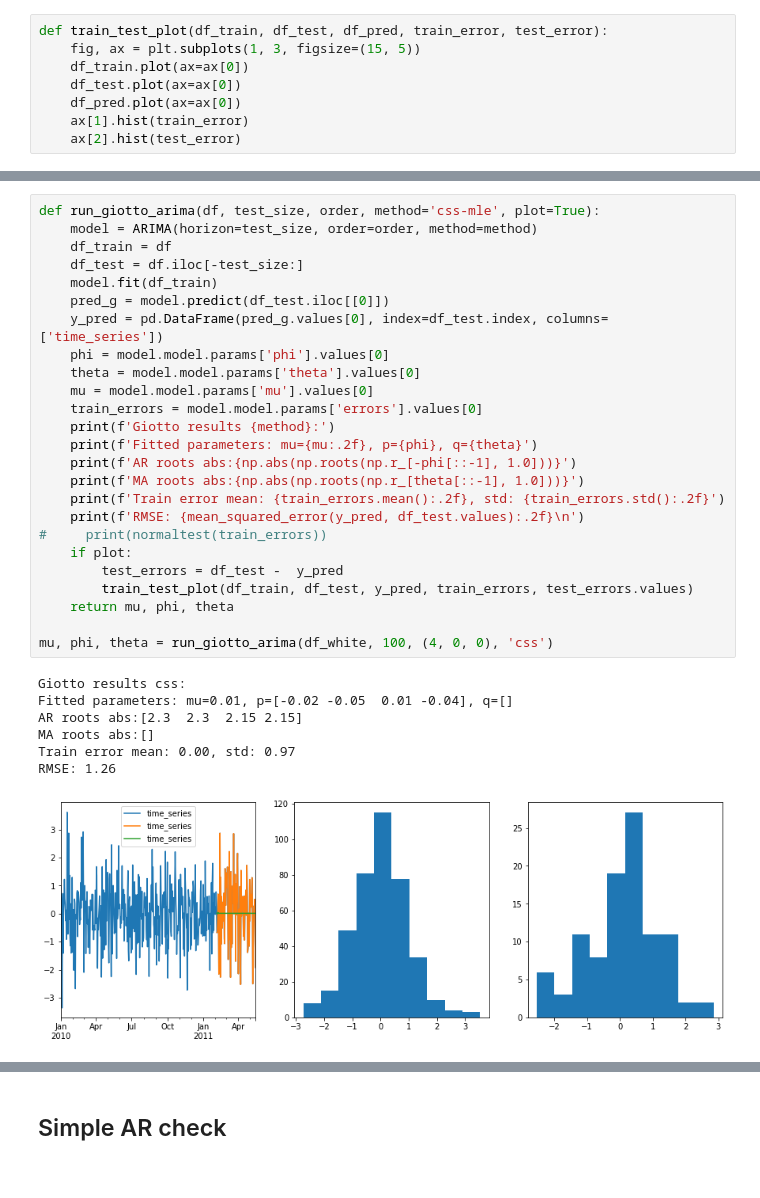
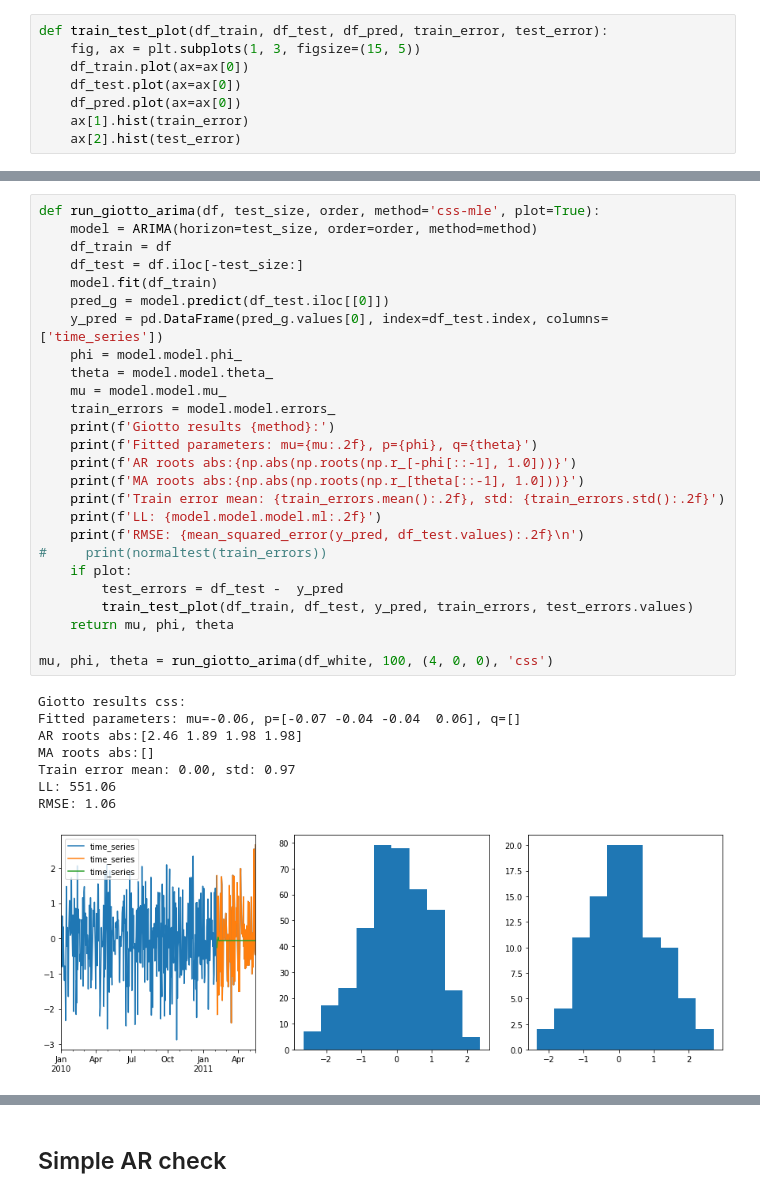
Before and after one commit to Sburyachenko/giotto-time, a Jupyter notebook: examples/arima-tests.ipynb, the cells around one changed output, grey strips where cells are left out. Cells and saved outputs as stored; diff of their text form.

```diff
--- a/examples/arima-tests.ipynb
+++ b/examples/arima-tests.ipynb
@@ -66,36 +83,38 @@ array([-0.05,  0.01, -0.04, -0.01])
 # %%
 def run_giotto_arima(df, test_size, order, method='css-mle', plot=True):
     model = ARIMA(horizon=test_size, order=order, method=method)
     df_train = df
     df_test = df.iloc[-test_size:]
     model.fit(df_train)
     pred_g = model.predict(df_test.iloc[[0]])
     y_pred = pd.DataFrame(pred_g.values[0], index=df_test.index, columns=['time_series'])
-    phi = model.model.params['phi'].values[0]
-    theta = model.model.params['theta'].values[0]
-    mu = model.model.params['mu'].values[0]
-    train_errors = model.model.params['errors'].values[0]
+    phi = model.model.phi_
+    theta = model.model.theta_
+    mu = model.model.mu_
+    train_errors = model.model.errors_
     print(f'Giotto results {method}:')
     print(f'Fitted parameters: mu={mu:.2f}, p={phi}, q={theta}')
     print(f'AR roots abs:{np.abs(np.roots(np.r_[-phi[::-1], 1.0]))}')
     print(f'MA roots abs:{np.abs(np.roots(np.r_[theta[::-1], 1.0]))}')
     print(f'Train error mean: {train_errors.mean():.2f}, std: {train_errors.std():.2f}')
+    print(f'LL: {model.model.model.ml:.2f}')
     print(f'RMSE: {mean_squared_error(y_pred, df_test.values):.2f}\n')
 #     print(normaltest(train_errors))
     if plot:
         test_errors = df_test -  y_pred
         train_test_plot(df_train, df_test, y_pred, train_errors, test_errors.values)
     return mu, phi, theta
 
 mu, phi, theta = run_giotto_arima(df_white, 100, (4, 0, 0), 'css')
 # %% [output]
 Giotto results css:
-Fitted parameters: mu=0.01, p=[-0.02 -0.05  0.01 -0.04], q=[]
-AR roots abs:[2.3  2.3  2.15 2.15]
+Fitted parameters: mu=-0.06, p=[-0.07 -0.04 -0.04  0.06], q=[]
+AR roots abs:[2.46 1.89 1.98 1.98]
 MA roots abs:[]
 Train error mean: 0.00, std: 0.97
-RMSE: 1.26
+LL: 551.06
+RMSE: 1.06
-[figure, old version]
+[figure, new version]
 # %%
 def run_sm(df, test_size, order, method='css-mle', plot=True):
     df_train = df.iloc[:-test_size]
```
Also changed, not shown: parts of 40 cells of this notebook.
